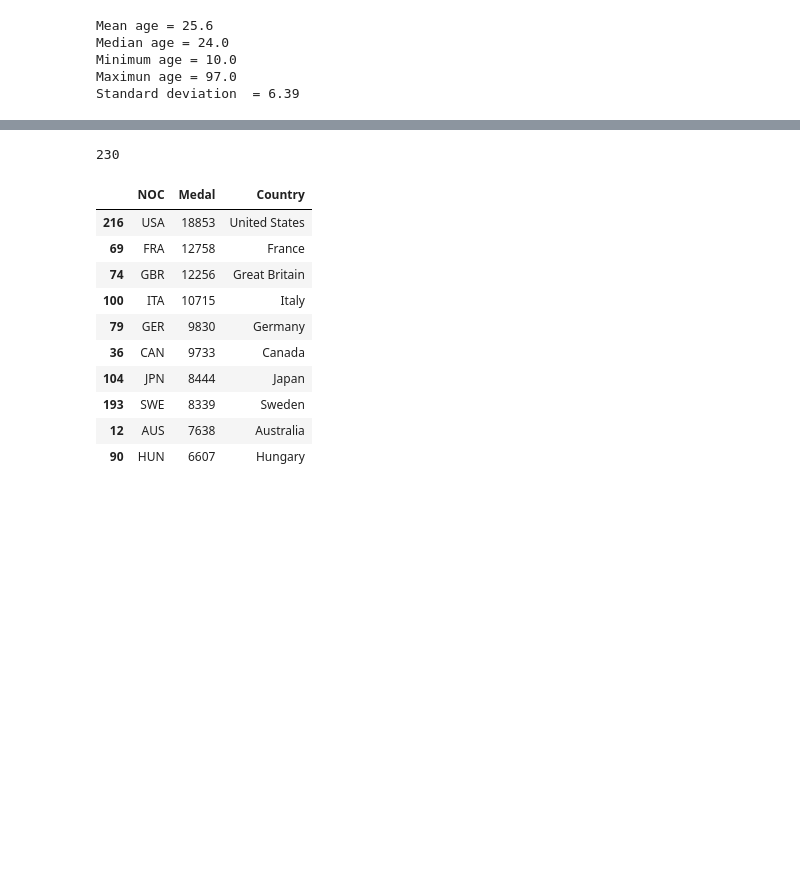
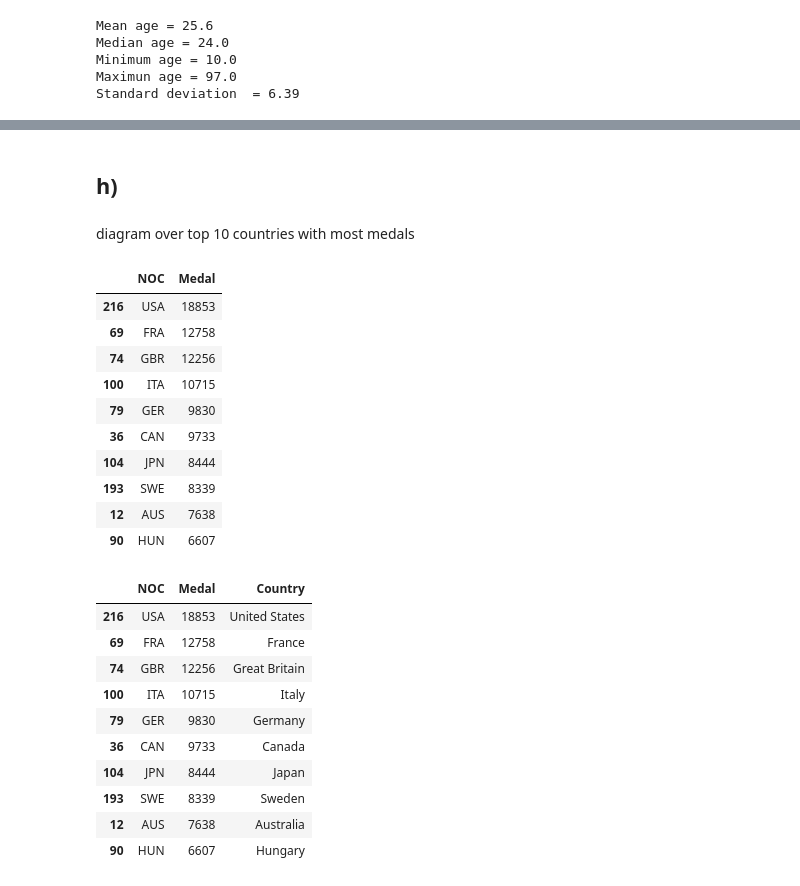
Before and after one commit to CyrilleKolle/project_data_behandling, a Jupyter notebook: Code/exercise_1.ipynb, the cells around one changed output, grey strips where cells are left out. Drawn from its saved outputs; the diff is of its cells as text; code cells hidden in the pictures; blank space fills up the shorter version.

```diff
--- a/Code/exercise_1.ipynb
+++ b/Code/exercise_1.ipynb
@@ -32,15 +151,27 @@ Standard deviation  = 6.39
+# %% [markdown]
+## h)
+# %% [markdown]
+diagram over top 10 countries with most medals
 # %%
 data['Medal'].fillna(0, inplace=True)
-# %%
-country_code = dict(zip(data['NOC'], data['Team']))
-len(country_code)
-# %% [output]
-230
 # %%
 countries = data['Team']
 # %%
 medals = data.groupby(['NOC']).agg({'Medal':'count'}).reset_index().sort_values(by="Medal", ascending=False)
 top_10 = medals.iloc[0:10]
+top_10
+# %% [output]
+|  | NOC | Medal |
+| 216 | USA | 18853 |
+| 69 | FRA | 12758 |
+| 74 | GBR | 12256 |
+| 100 | ITA | 10715 |
+| 79 | GER | 9830 |
+| 36 | CAN | 9733 |
+| 104 | JPN | 8444 |
+| 193 | SWE | 8339 |
+| 12 | AUS | 7638 |
+| 90 | HUN | 6607 |
 # %%
 # inspired from https://stackoverflow.com/questions/54014687/populate-pandas-dataframe-using-a-dictionary-based-on-a-condition
 for key, value in country_code.items():
```
Also changed, not shown: parts of 45 cells of this notebook.
